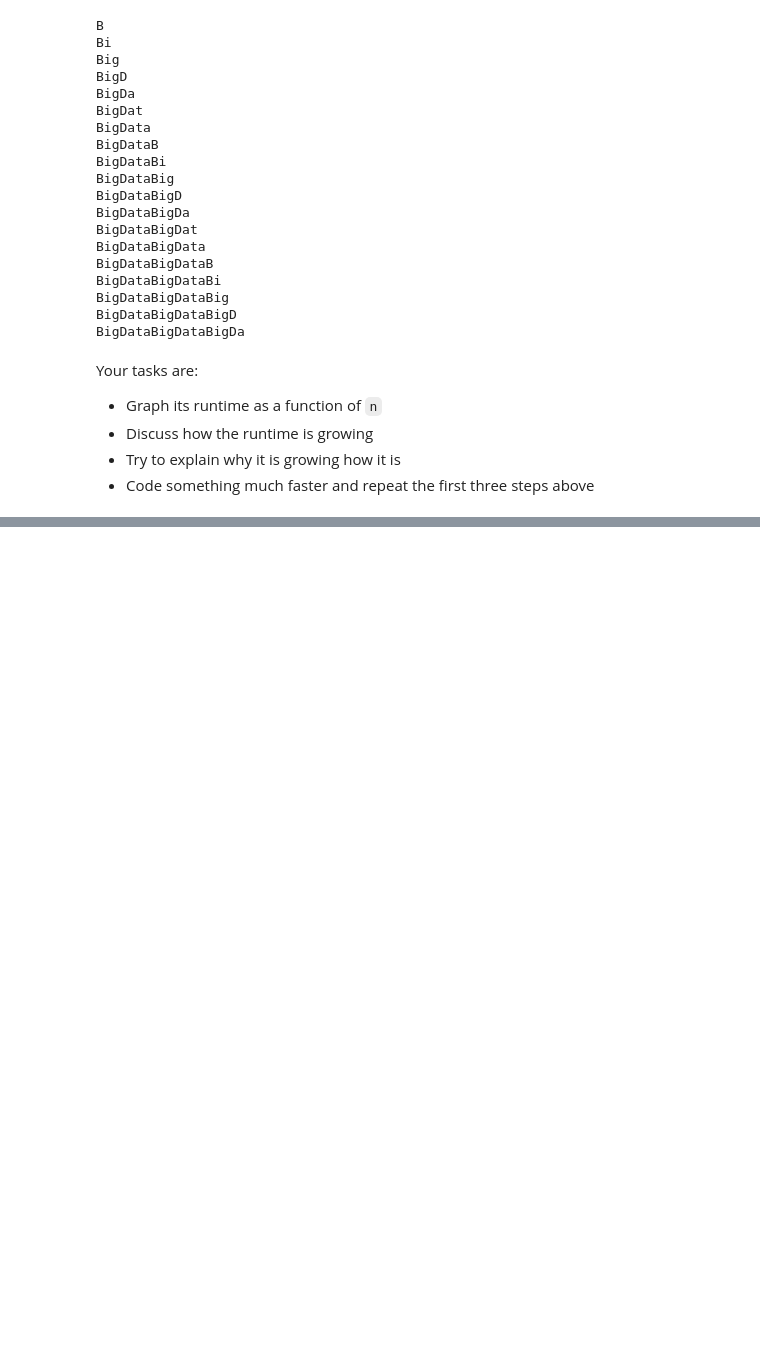
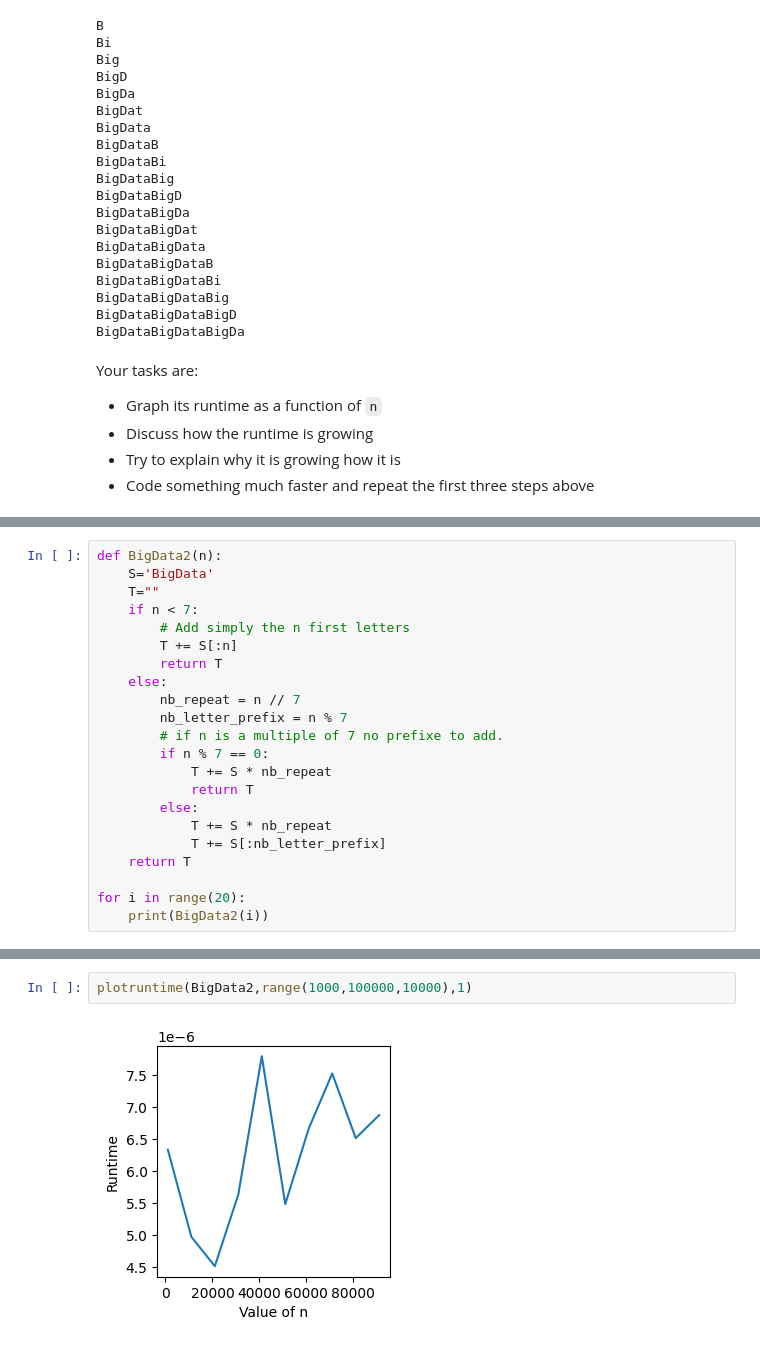
Before and after one commit to YassinTalhaoui/INFO-F440-Lectures, a Jupyter notebook: Lecture 01.ipynb, the cells around one changed output, grey strips where cells are left out. Cells and saved outputs as stored; diff of their text form; blank space fills up the shorter version.

Commit message:
Finished first homework

```diff
--- a/Lecture 01.ipynb
+++ b/Lecture 01.ipynb
@@ -560,0 +573,22 @@ Your tasks are:
+# %%
+def BigData2(n):
+    S='BigData'
+    T=""
+    if n < 7:
+        # Add simply the n first letters
+        T += S[:n]
+        return T
+    else:
+        nb_repeat = n // 7
+        nb_letter_prefix = n % 7
+        # if n is a multiple of 7 no prefixe to add.
+        if n % 7 == 0:
+            T += S * nb_repeat
+            return T
+        else:
+            T += S * nb_repeat
+            T += S[:nb_letter_prefix]
+    return T
+
+for i in range(20):
+    print(BigData2(i))
@@ -560,0 +623,4 @@ Your tasks are:
+# %%
+plotruntime(BigData2,range(1000,100000,10000),1)
+# %% [output]
+[figure, added]
```
Also changed, not shown: parts of 7 cells of this notebook.
